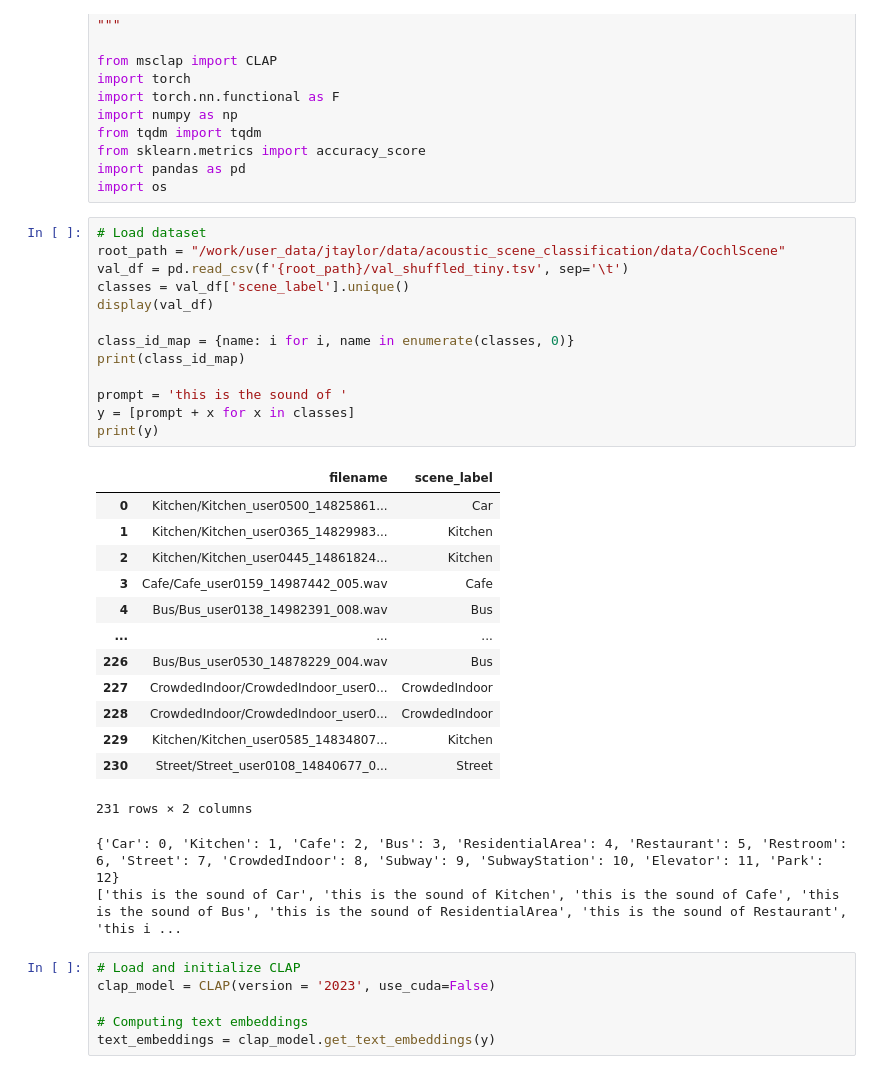
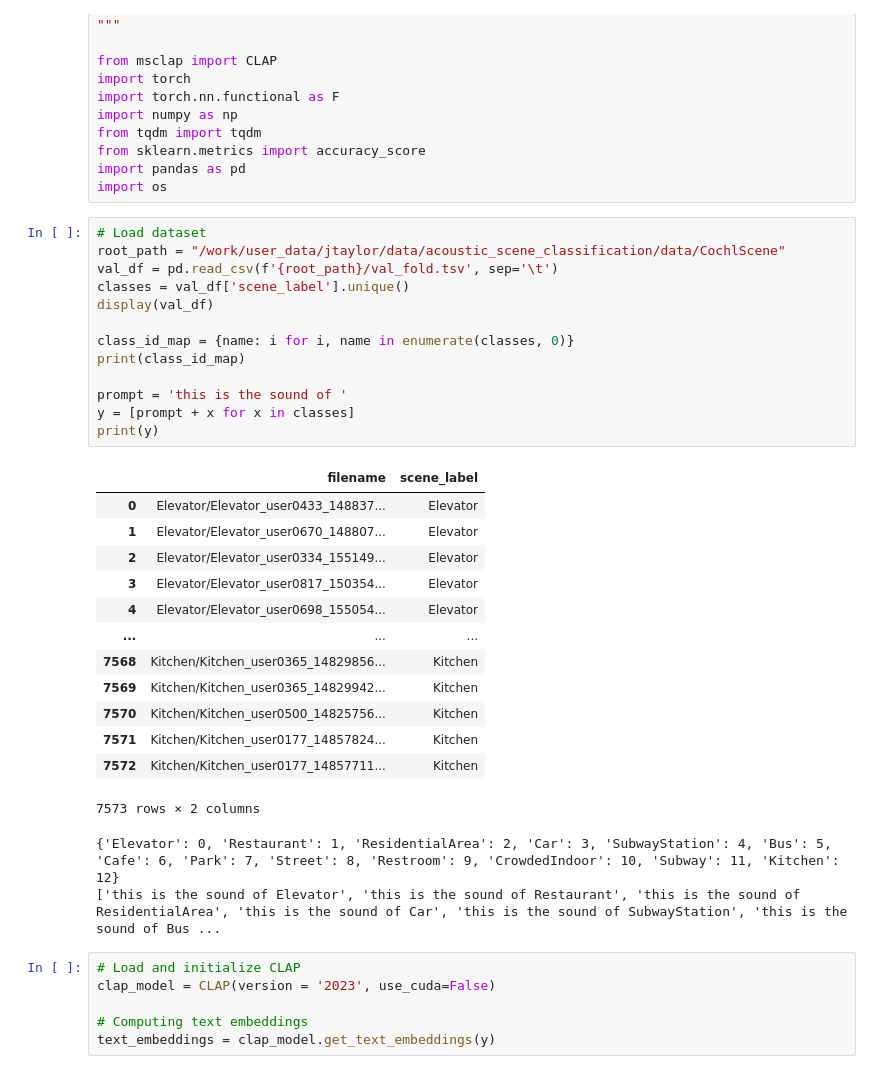
Before and after one commit to Jamesetay1/acoustic_scene_classification, a Jupyter notebook: CLAP-main/examples/zero_shot_cochlscene.ipynb, the cells around one changed output. Drawn from its saved outputs; the diff is of its cells as text.

```diff
--- a/CLAP-main/examples/zero_shot_cochlscene.ipynb
+++ b/CLAP-main/examples/zero_shot_cochlscene.ipynb
@@ -15,32 +15,32 @@ import os
 # %%
 # Load dataset
 root_path = "/work/user_data/jtaylor/data/acoustic_scene_classification/data/CochlScene"
-val_df = pd.read_csv(f'{root_path}/val_shuffled_tiny.tsv', sep='\t')
+val_df = pd.read_csv(f'{root_path}/val_fold.tsv', sep='\t')
 classes = val_df['scene_label'].unique()
 display(val_df)
 
 class_id_map = {name: i for i, name in enumerate(classes, 0)}
 print(class_id_map)
 
 prompt = 'this is the sound of '
 y = [prompt + x for x in classes]
 print(y)
 # %% [output]
 |  | filename | scene_label |
-| 0 | Kitchen/Kitchen_user0500_14825861... | Car |
-| 1 | Kitchen/Kitchen_user0365_14829983... | Kitchen |
-| 2 | Kitchen/Kitchen_user0445_14861824... | Kitchen |
-| 3 | Cafe/Cafe_user0159_14987442_005.wav | Cafe |
-| 4 | Bus/Bus_user0138_14982391_008.wav | Bus |
+| 0 | Elevator/Elevator_user0433_148837... | Elevator |
+| 1 | Elevator/Elevator_user0670_148807... | Elevator |
+| 2 | Elevator/Elevator_user0334_155149... | Elevator |
+| 3 | Elevator/Elevator_user0817_150354... | Elevator |
+| 4 | Elevator/Elevator_user0698_155054... | Elevator |
 | ... | ... | ... |
-| 226 | Bus/Bus_user0530_14878229_004.wav | Bus |
-| 227 | CrowdedIndoor/CrowdedIndoor_user0... | CrowdedIndoor |
-| 228 | CrowdedIndoor/CrowdedIndoor_user0... | CrowdedIndoor |
-| 229 | Kitchen/Kitchen_user0585_14834807... | Kitchen |
-| 230 | Street/Street_user0108_14840677_0... | Street |
+| 7568 | Kitchen/Kitchen_user0365_14829856... | Kitchen |
+| 7569 | Kitchen/Kitchen_user0365_14829942... | Kitchen |
+| 7570 | Kitchen/Kitchen_user0500_14825756... | Kitchen |
+| 7571 | Kitchen/Kitchen_user0177_14857824... | Kitchen |
+| 7572 | Kitchen/Kitchen_user0177_14857711... | Kitchen |
-231 rows × 2 columns
+7573 rows × 2 columns
-{'Car': 0, 'Kitchen': 1, 'Cafe': 2, 'Bus': 3, 'ResidentialArea': 4, 'Restaurant': 5, 'Restroom': 6, 'Street': 7, 'CrowdedIndoor': 8, 'Subway': 9, 'SubwayStation': 10, 'Elevator': 11, 'Park': 12}
-['this is the sound of Car', 'this is the sound of Kitchen', 'this is the sound of Cafe', 'this is the sound of Bus', 'this is the sound of ResidentialArea', 'this is the sound of Restaurant', 'this i ...
+{'Elevator': 0, 'Restaurant': 1, 'ResidentialArea': 2, 'Car': 3, 'SubwayStation': 4, 'Bus': 5, 'Cafe': 6, 'Park': 7, 'Street': 8, 'Restroom': 9, 'CrowdedIndoor': 10, 'Subway': 11, 'Kitchen': 12}
+['this is the sound of Elevator', 'this is the sound of Restaurant', 'this is the sound of ResidentialArea', 'this is the sound of Car', 'this is the sound of SubwayStation', 'this is the sound of Bus ...
 # %%
 # Load and initialize CLAP
 clap_model = CLAP(version = '2023', use_cuda=False)
```
Also changed, not shown: parts of 4 cells of this notebook.
